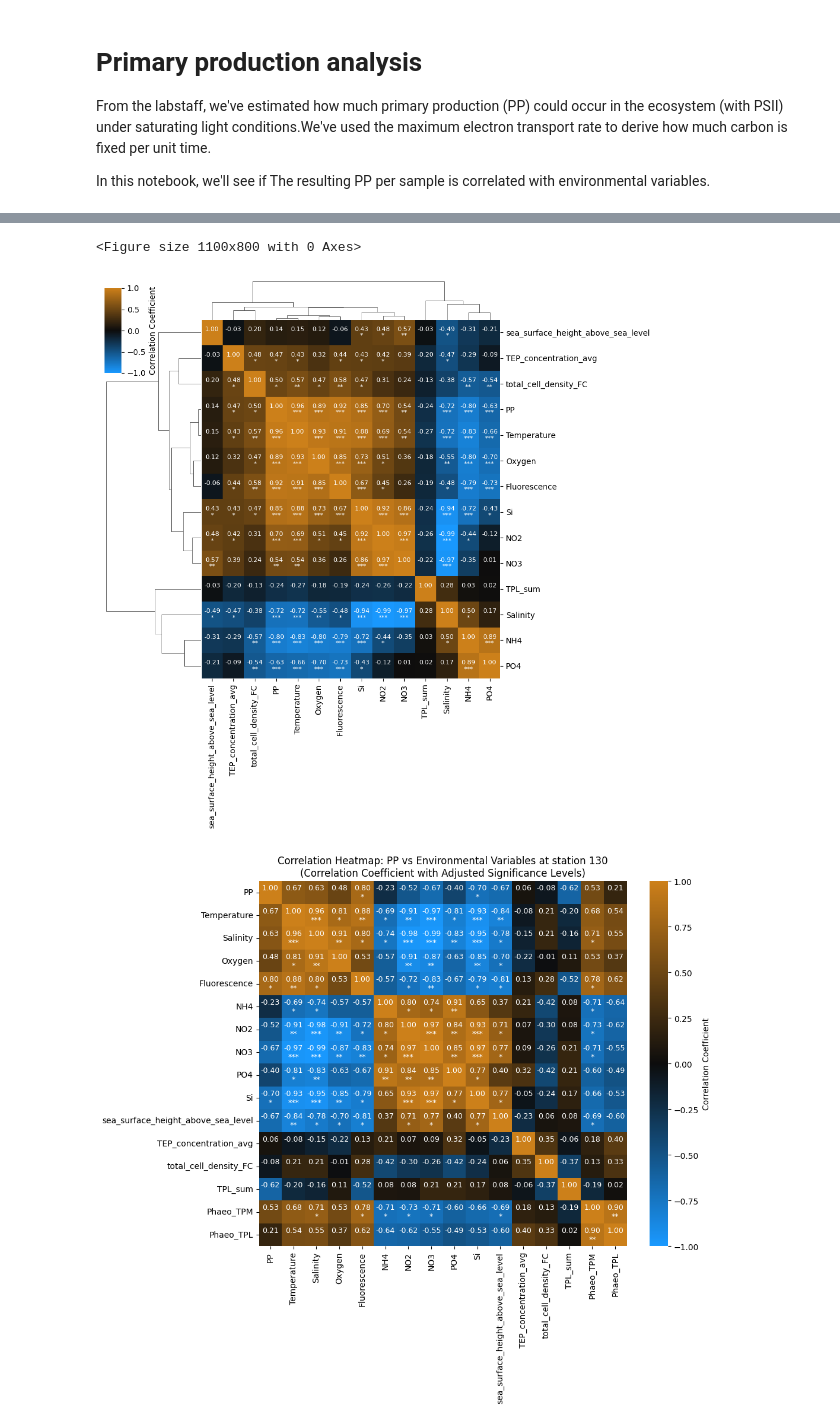
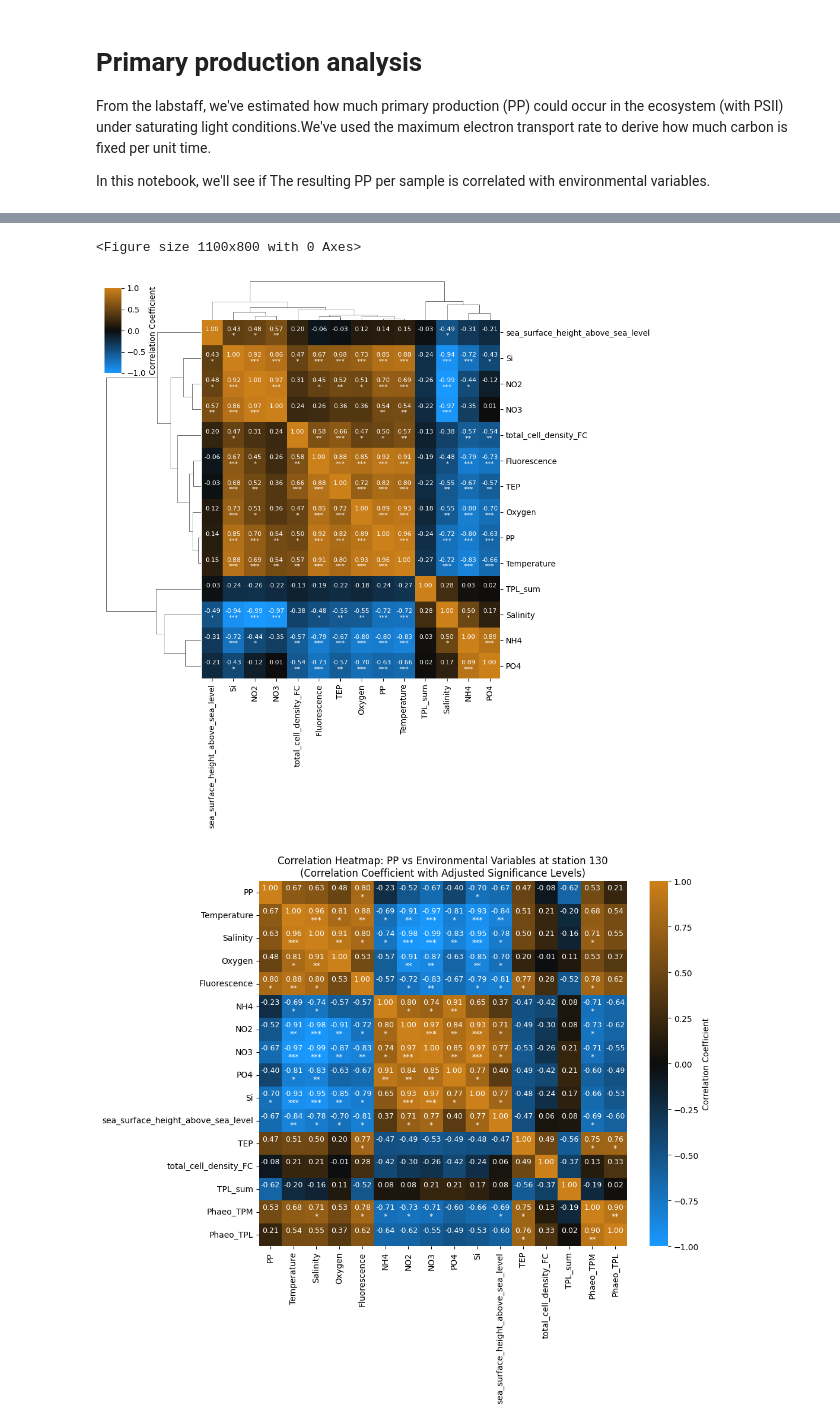
Before and after one commit to MichielPerneel/spring_campaign_2023, a Jupyter notebook: scripts/primary_production_correlation.ipynb, the cells around one changed output, grey strips where cells are left out. Drawn from its saved outputs; the diff is of its cells as text; code cells hidden in the pictures.

```diff
--- a/scripts/primary_production_correlation.ipynb
+++ b/scripts/primary_production_correlation.ipynb
@@ -35,7 +35,7 @@ merged_data = pd.merge(merged_data, flowcam_data, on=['Station'], how='inner')
 merged_data = pd.merge(merged_data, transcript_data, on=['Station'], how='inner')
 
 # Declare variables of interest for correlation analysis
-correlation_columns = ['PP', 'Temperature', 'Salinity', 'Oxygen', 'Fluorescence', 'NH4', 'NO2', 'NO3', 'PO4', 'Si', 'sea_surface_height_above_sea_level', 'TEP_concentration_avg', 'total_cell_density_FC', 'TPL_sum']
+correlation_columns = ['PP', 'Temperature', 'Salinity', 'Oxygen', 'Fluorescence', 'NH4', 'NO2', 'NO3', 'PO4', 'Si', 'sea_surface_height_above_sea_level', 'TEP', 'total_cell_density_FC', 'TPL_sum']
 correlation_data = merged_data[correlation_columns].dropna()
 
 # Calculate Pearson correlation coefficients
@@ -122,7 +122,7 @@ plt.savefig('../figures/FRRF/correlation_clustermap.svg', bbox_inches='tight', d
 plt.show()
 # %% [output]
 <Figure size 1100x800 with 0 Axes>
-[figure, old version]
+[figure, new version]
 # %%
 # Re-do for station 130 only
 # Filter data for Station 130
@@ -136,7 +136,7 @@ station_130_data = pd.merge(station_130_data, phaeo_TPM, on='Station', how='inne
 station_130_data = pd.merge(station_130_data, phaeo_TPL, on='Station', how='inner')
 
 # Add Phaeocystis TPM/TPL sums to the correlation_columns
-correlation_columns_130 = ['PP', 'Temperature', 'Salinity', 'Oxygen', 'Fluorescence', 'NH4', 'NO2', 'NO3', 'PO4', 'Si', 'sea_surface_height_above_sea_level', 'TEP_concentration_avg', 'total_cell_density_FC', 'TPL_sum', 'Phaeo_TPM', 'Phaeo_TPL']
+correlation_columns_130 = ['PP', 'Temperature', 'Salinity', 'Oxygen', 'Fluorescence', 'NH4', 'NO2', 'NO3', 'PO4', 'Si', 'sea_surface_height_above_sea_level', 'TEP', 'total_cell_density_FC', 'TPL_sum', 'Phaeo_TPM', 'Phaeo_TPL']
 correlation_data = station_130_data[correlation_columns_130].dropna()
 
 # Calculate Pearson correlation coefficients
@@ -168,34 +168,34 @@ for i in range(correlation_matrix.shape[0]):
         if i != j:
             if adjusted_p_values[i, j] < 0.001:
                 significance = '***'
             elif adjusted_p_values[i, j] < 0.01:
                 significance = '**'
             elif adjusted_p_values[i, j] < 0.05:
                 significance = '*'
             else:
                 significance = ''
         else:
             significance = ''  # No significance flag for diagonal
 
         # Combine correlation value with significance level
         annotations[i, j] = f'{corr_value}\n{significance}'
 
 # Plot the heatmap
 plt.figure(figsize=(10, 8))
 sns.heatmap(correlation_matrix,
             annot=annotations,
             fmt='', cmap=cmap,
             vmin=-1,
             vmax=1,
             cbar_kws={'label': 'Correlation Coefficient'},
             annot_kws={'fontsize': 9})
 plt.title('Correlation Heatmap: PP vs Environmental Variables at station 130\n(Correlation Coefficient with Adjusted Significance Levels)')
 ## Save the plot
 plt.savefig('../figures/FRRF/correlation_heatmap_130.png', bbox_inches='tight', dpi=300)
 plt.savefig('../figures/FRRF/correlation_heatmap_130.svg', bbox_inches='tight', dpi=300)
 plt.show()
 # %% [output]
-[figure, old version]
+[figure, new version]
 # %%
 # Plot the clustermap
 ## Plot with the legend on the bottom right
```
Also changed, not shown: parts of 4 cells of this notebook, 10 other files.
